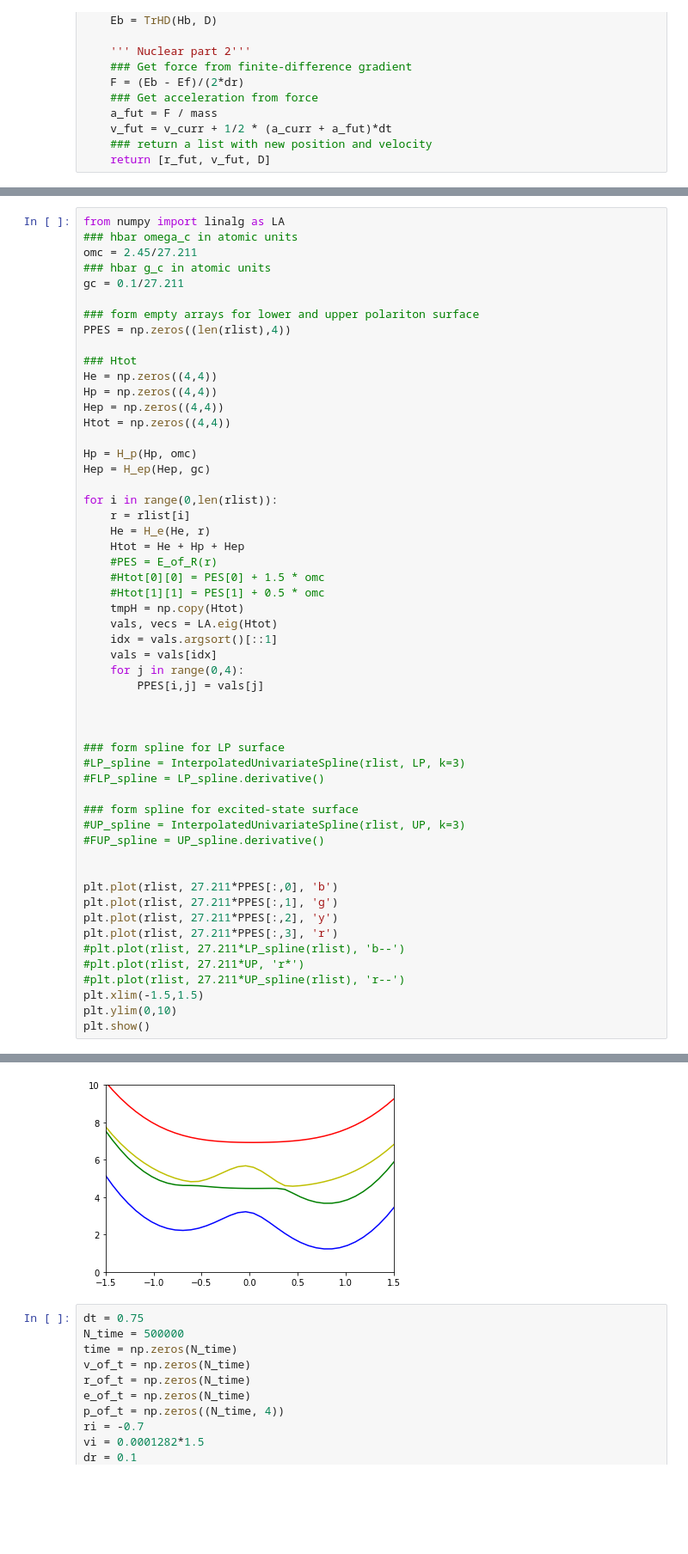
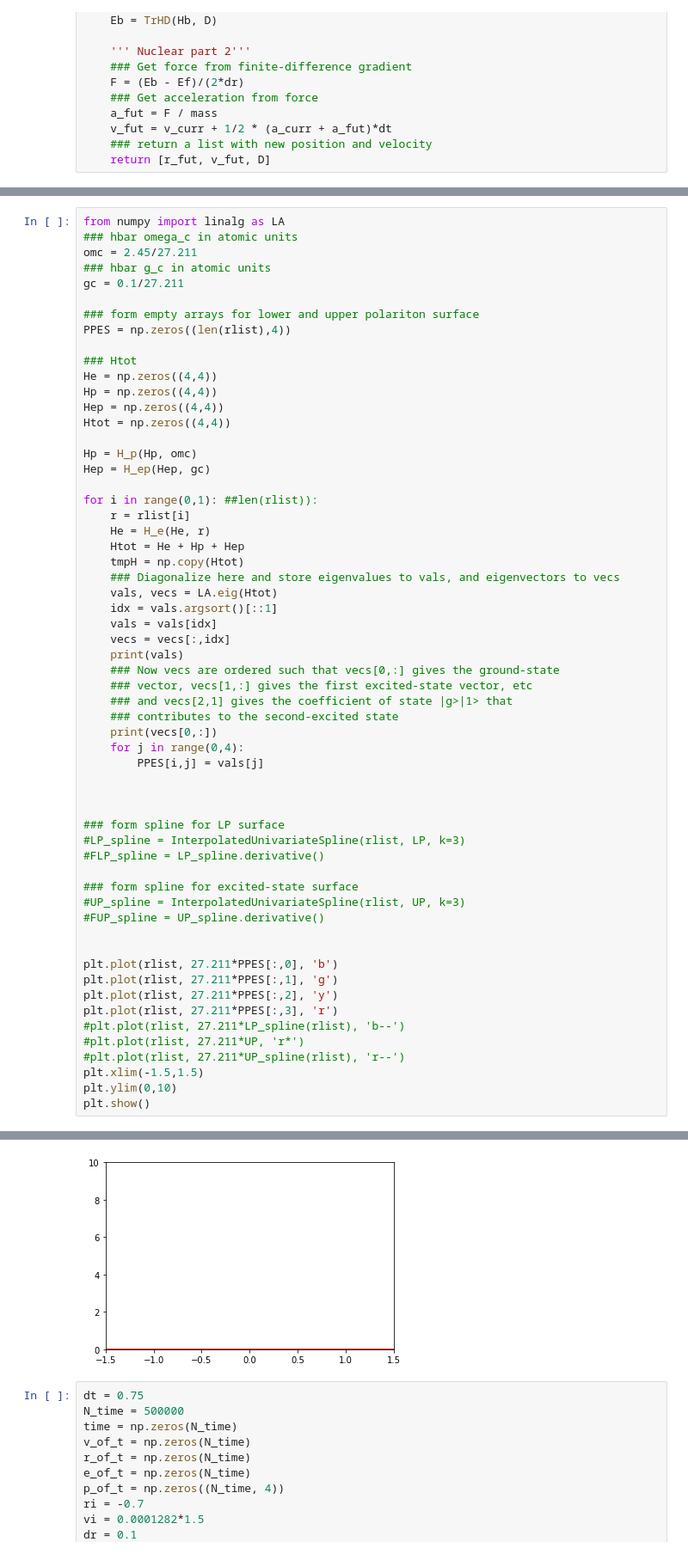
Before and after one commit to FoleyLab/PyCQED, a Jupyter notebook: Notebooks/Polariton_Hamiltonian-V1.ipynb, the cells around one changed output, grey strips where cells are left out. Shown at 86% size. Saved outputs shown, nothing was run; the diff lists cells and outputs as text; blank space fills up the shorter version.

```diff
--- a/Notebooks/Polariton_Hamiltonian-V1.ipynb
+++ b/Notebooks/Polariton_Hamiltonian-V1.ipynb
@@ -565,17 +570,22 @@ Htot = np.zeros((4,4))
 Hp = H_p(Hp, omc)
 Hep = H_ep(Hep, gc)
 
-for i in range(0,len(rlist)):
+for i in range(0,1): ##len(rlist)):
     r = rlist[i]
     He = H_e(He, r)
     Htot = He + Hp + Hep
-    #PES = E_of_R(r)
-    #Htot[0][0] = PES[0] + 1.5 * omc
-    #Htot[1][1] = PES[1] + 0.5 * omc
     tmpH = np.copy(Htot)
+    ### Diagonalize here and store eigenvalues to vals, and eigenvectors to vecs
     vals, vecs = LA.eig(Htot)
     idx = vals.argsort()[::1]
     vals = vals[idx]
+    vecs = vecs[:,idx]
+    print(vals)
+    ### Now vecs are ordered such that vecs[0,:] gives the ground-state
+    ### vector, vecs[1,:] gives the first excited-state vector, etc
+    ### and vecs[2,1] gives the coefficient of state |g>|1> that
+    ### contributes to the second-excited state
+    print(vecs[0,:])
     for j in range(0,4):
         PPES[i,j] = vals[j]
 
@@ -604,4 +616,4 @@ plt.show()
-[figure, old version]
+[figure, new version]
 # %%
 dt = 0.75
 N_time = 500000
```
Also changed, not shown: parts of 2 cells of this notebook, 1 other file.
